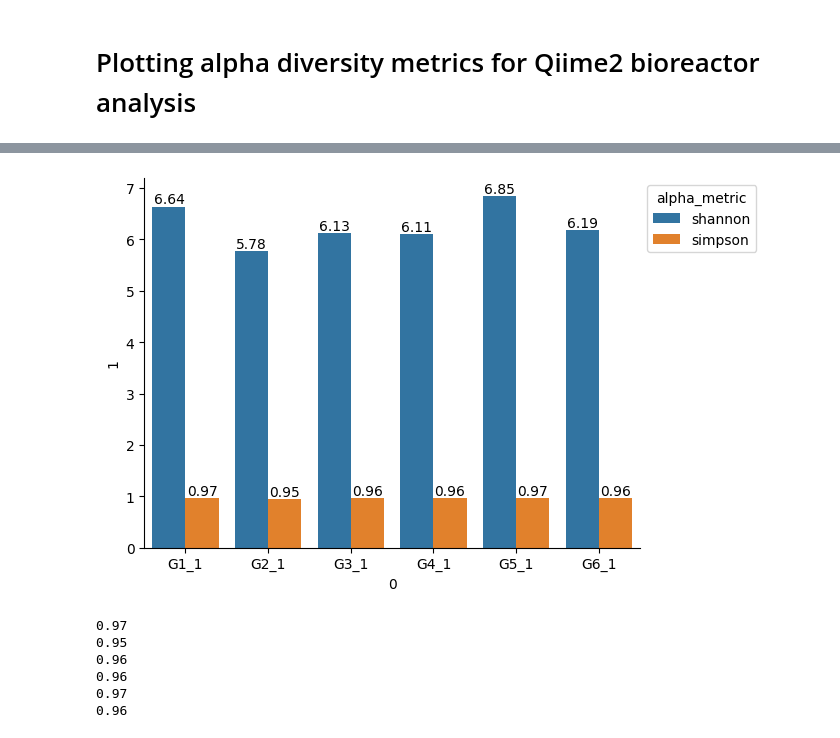
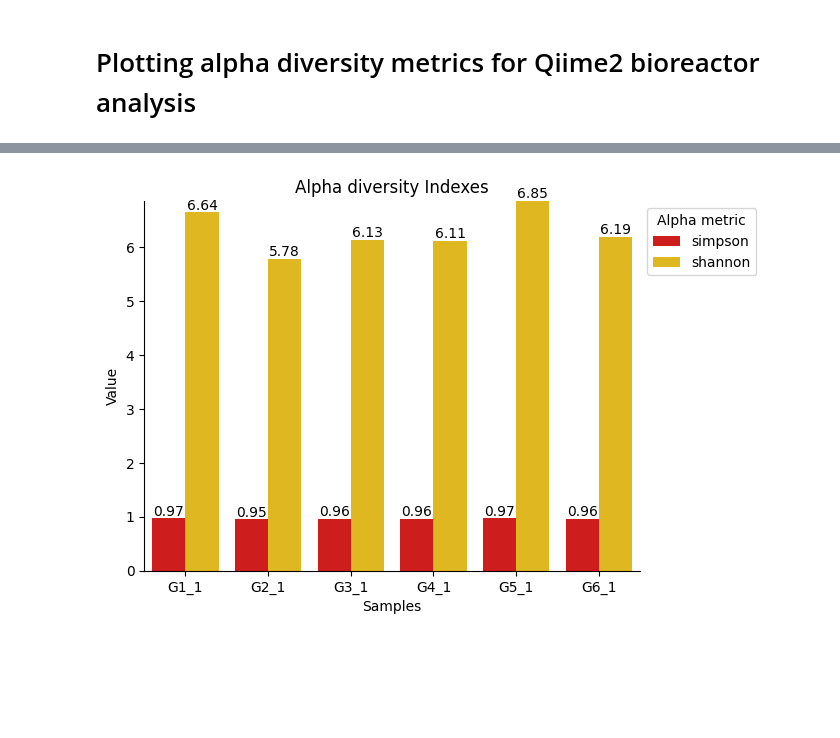
Before and after one commit to juanjo255/MAUS, a Jupyter notebook: utils/plot_qiime.ipynb, the cells around one changed output, grey strips where cells are left out. Drawn from its saved outputs; the diff is of its cells as text; code cells hidden in the pictures; blank space fills up the shorter version.

```diff
--- a/utils/plot_qiime.ipynb
+++ b/utils/plot_qiime.ipynb
@@ -34,18 +35,14 @@ alpha_diversity
 # %%
-alpha_plot=sns.barplot(alpha_diversity, x=0, y=1, hue="alpha_metric", legend="brief")
+alpha_plot=sns.barplot(alpha_diversity, x=0, y=1, hue="alpha_metric", legend="brief", palette="hot")
 alpha_plot.bar_label(alpha_plot.containers[0], fontsize=10)
 alpha_plot.bar_label(alpha_plot.containers[1], fontsize=10)
-sns.move_legend(alpha_plot, "upper left", bbox_to_anchor=(1, 1))
+sns.move_legend(alpha_plot, "upper left", bbox_to_anchor=(1, 1), title="Alpha metric")
 sns.despine()
+plt.xlabel("Samples")
+plt.ylabel("Value")
+plt.margins(y=0)
+plt.title("Alpha diversity Indexes")
+#plt.show()
+#plt.savefig("alpha_metrics_qiime2.png", format="png", dpi=600,bbox_inches='tight')
 # %% [output]
-[figure, old version]
+[figure, new version]
-# %%
-for i in alpha_plot.containers[1]:
-    print(i.get_height())
-# %% [output]
-0.97
-0.95
-0.96
-0.96
-0.97
-0.96
```
Also changed, not shown: parts of 3 cells of this notebook, 3 other files.
